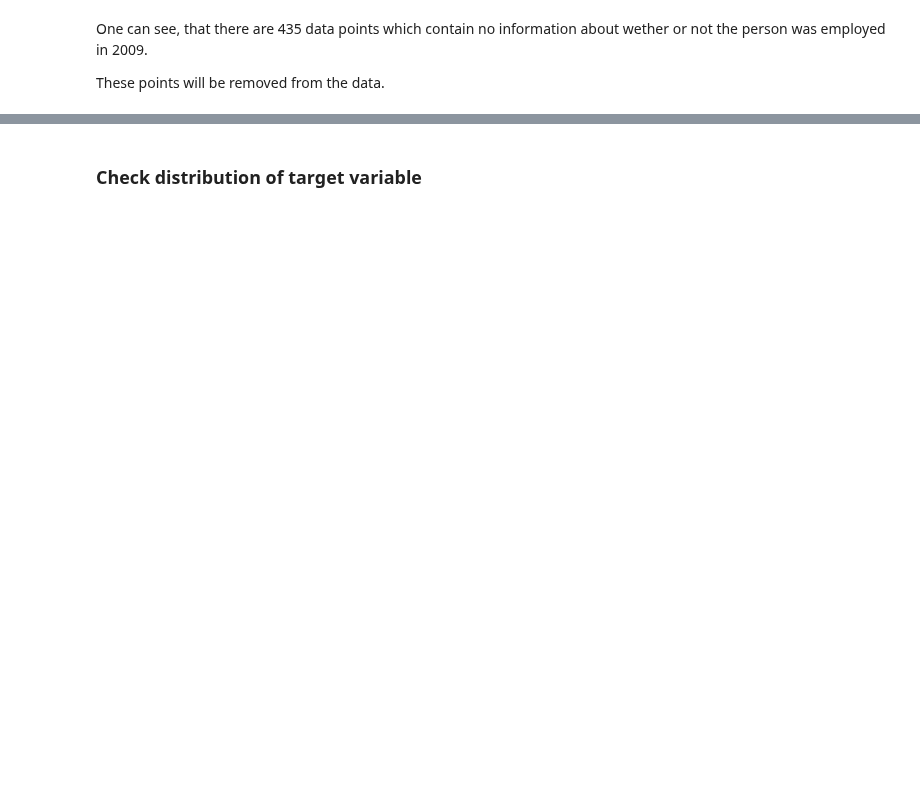
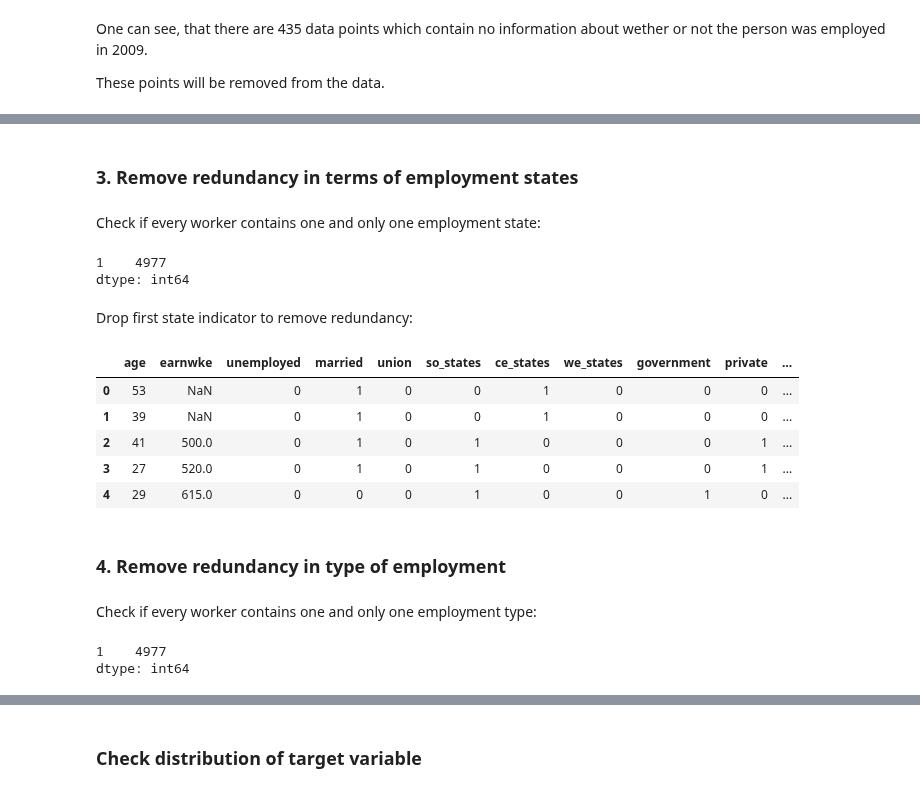
Before and after one commit to u-adrian/PSDA, a Jupyter notebook: 01_Exercise/Aufgabe_3.ipynb, the cells around one changed output, grey strips where cells are left out. Cells and saved outputs as stored; diff of their text form; code cells hidden in the pictures; blank space fills up the shorter version.

```diff
--- a/01_Exercise/Aufgabe_3.ipynb
+++ b/01_Exercise/Aufgabe_3.ipynb
@@ -70,0 +100,3 @@ employment.head()
+# %%
+employment = pd.get_dummies(employment, columns=["race"], drop_first=True)
+employment.head()
@@ -70,0 +110,30 @@ employment.head()
+# %% [markdown]
+### 3. Remove redundancy in terms of employment states
+# %% [markdown]
+Check if every worker contains one and only one employment state:
+# %%
+employment[["ne_states", "so_states", "ce_states", "we_states"]].sum(axis=1).value_counts()
+# %% [output]
+1    4977
+dtype: int64
+# %% [markdown]
+Drop first state indicator to remove redundancy:
+# %%
+employment.drop(columns="ne_states", inplace=True)
+employment.head()
+# %% [output]
+|  | age | earnwke | unemployed | married | union | so_states | ce_states | we_states | government | private | ... |
+| 0 | 53 | NaN | 0 | 1 | 0 | 0 | 1 | 0 | 0 | 0 | ... |
+| 1 | 39 | NaN | 0 | 1 | 0 | 0 | 1 | 0 | 0 | 0 | ... |
+| 2 | 41 | 500.0 | 0 | 1 | 0 | 1 | 0 | 0 | 0 | 1 | ... |
+| 3 | 27 | 520.0 | 0 | 1 | 0 | 1 | 0 | 0 | 0 | 1 | ... |
+| 4 | 29 | 615.0 | 0 | 0 | 0 | 1 | 0 | 0 | 1 | 0 | ... |
+# %% [markdown]
+### 4. Remove redundancy in type of employment
+# %% [markdown]
+Check if every worker contains one and only one employment type:
+# %%
+employment[["government", "private", "self"]].sum(axis=1).value_counts()
+# %% [output]
+1    4977
+dtype: int64
```
Also changed, not shown: parts of 39 cells of this notebook.
